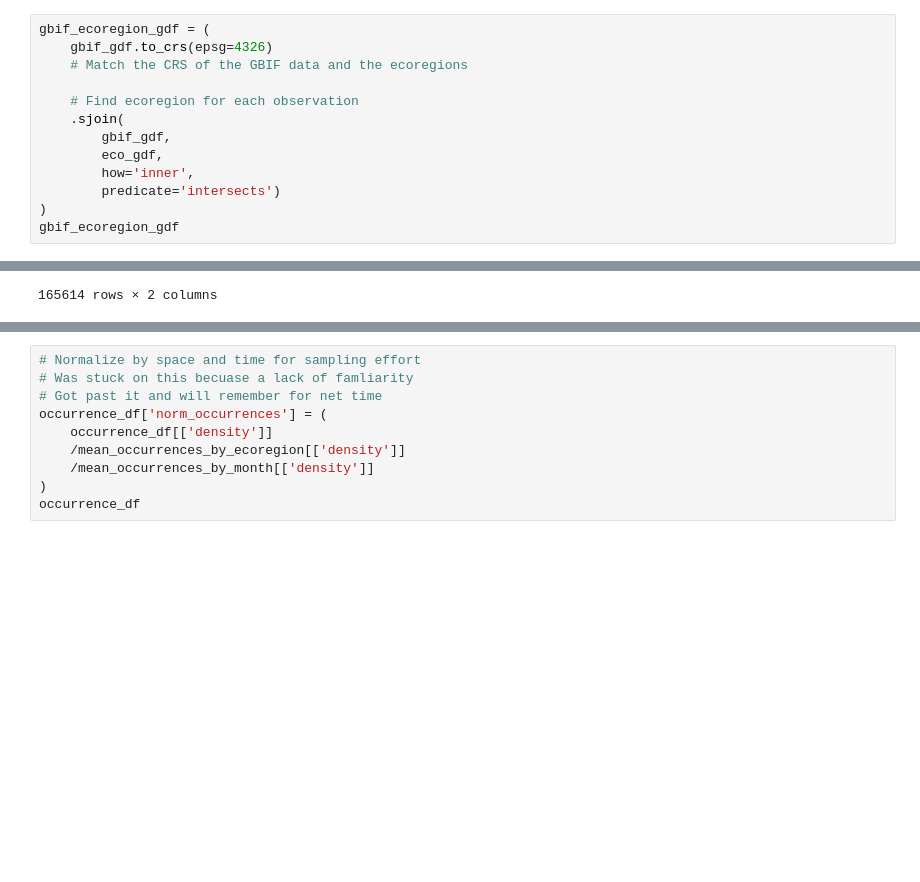
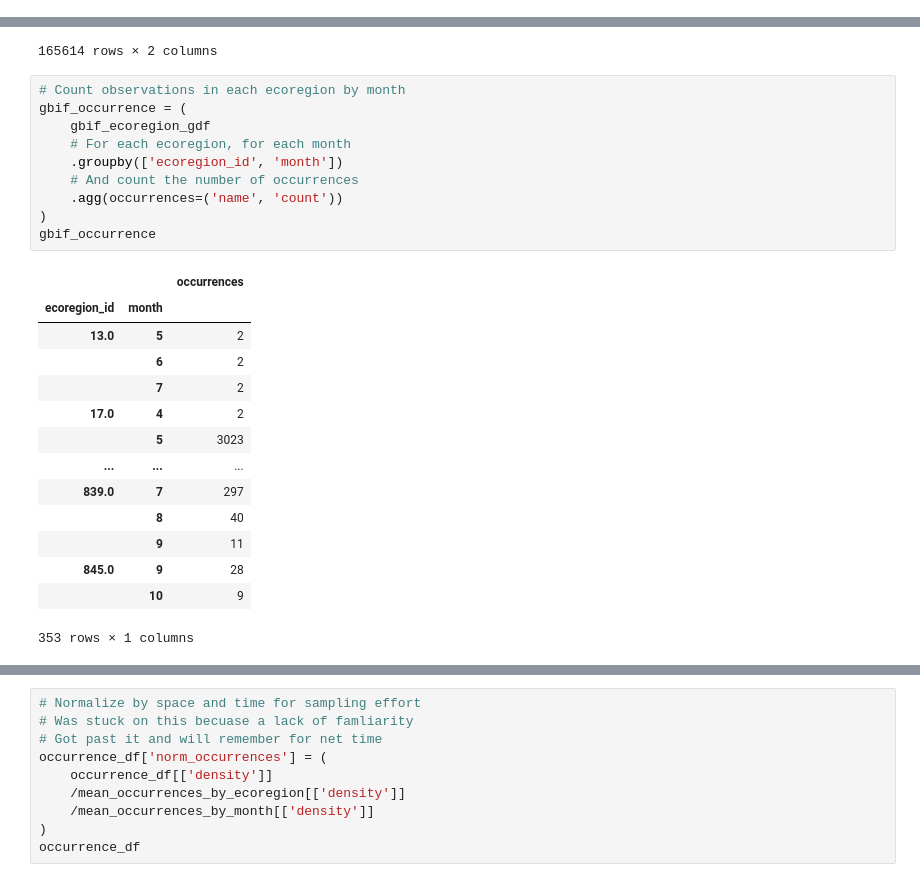
Before and after one commit to earthlab-education/02-migration-ryme1295, a Jupyter notebook: notebooks/bluejay-migration.ipynb, the cells around one changed output, grey strips where cells are left out. Cells and saved outputs as stored; diff of their text form; blank space fills up the shorter version.

Commit message:
occurrences defind

```diff
--- a/notebooks/bluejay-migration.ipynb
+++ b/notebooks/bluejay-migration.ipynb
@@ -146,16 +146,3 @@ gbif_ecoregion_gdf
 # %% [markdown]
 Replaced code below with the one above, something to do with the code calling the incorect variable.
 Leave it be for now, and move on.
-# %%
-gbif_ecoregion_gdf = (
-    gbif_gdf.to_crs(epsg=4326)
-    # Match the CRS of the GBIF data and the ecoregions
-
-    # Find ecoregion for each observation
-    .sjoin(
-        gbif_gdf,
-        eco_gdf,
-        how='inner',
-        predicate='intersects')
-)
-gbif_ecoregion_gdf
@@ -185,3 +168,28 @@ gbif_gdf
 | 4173216429 | 6 | POINT (-74.5468 46.1638) |
 | 4423531794 | 9 | POINT (-75.1254 40.0626) |
 165614 rows × 2 columns
+# %%
+# Count observations in each ecoregion by month
+gbif_occurrence = (
+    gbif_ecoregion_gdf
+    # For each ecoregion, for each month
+    .groupby(['ecoregion_id', 'month'])
+    # And count the number of occurrences
+    .agg(occurrences=('name', 'count'))
+)
+gbif_occurrence
+# %% [output]
+|  |  | occurrences |
+| ecoregion_id | month |  |
+| 13.0 | 5 | 2 |
+|  | 6 | 2 |
+|  | 7 | 2 |
+| 17.0 | 4 | 2 |
+|  | 5 | 3023 |
+| ... | ... | ... |
+| 839.0 | 7 | 297 |
+|  | 8 | 40 |
+|  | 9 | 11 |
+| 845.0 | 9 | 28 |
+|  | 10 | 9 |
+353 rows × 1 columns
```
Also changed, not shown: parts of 4 cells of this notebook.
